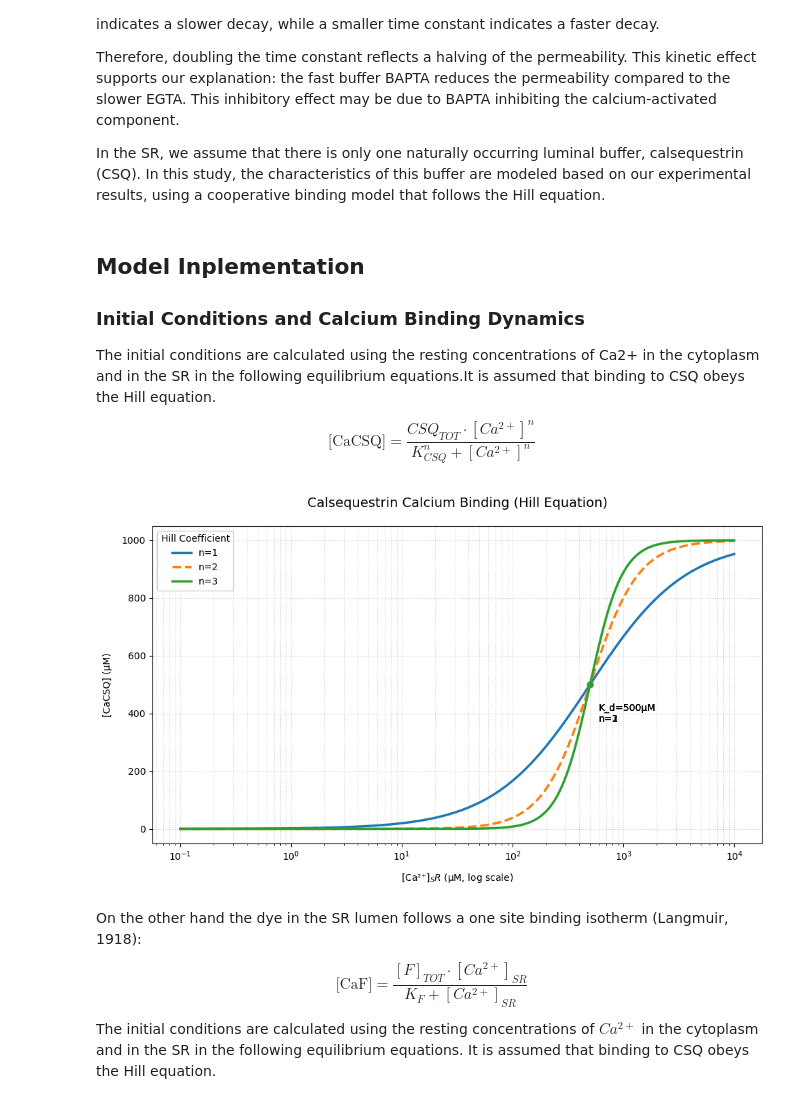
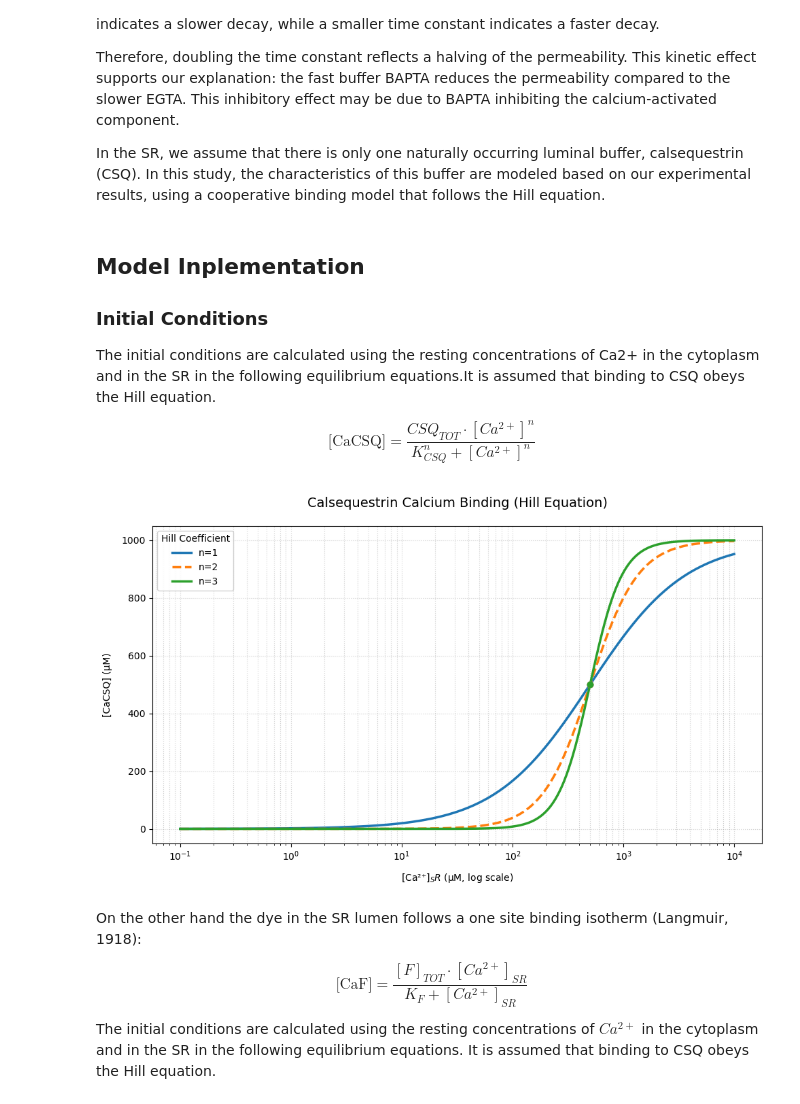
Before and after one commit to Lucas04-nhr/QP, a Jupyter notebook: doc/calcium_oscillation.ipynb, the cells around one changed output. Drawn from its saved outputs; the diff is of its cells as text; code cells hidden in the pictures.

```diff
--- a/doc/calcium_oscillation.ipynb
+++ b/doc/calcium_oscillation.ipynb
@@ -196,7 +206,7 @@ In the SR, we assume that there is only one naturally occurring luminal buffer,
 # %% [markdown]
 ## Model Inplementation
 
-### Initial Conditions and Calcium Binding Dynamics
+### Initial Conditions
 
 The initial conditions are calculated using the resting concentrations of Ca2+ in the cytoplasm and in the SR in the following equilibrium equations.It is assumed that binding to CSQ obeys the Hill equation.
 
@@ -233,37 +243,37 @@ for n in n_values:
 # Plotting
 plt.figure(figsize=(10, 6))
 colors = ['#1f77b4', '#ff7f0e', '#2ca02c']
 
 for i, (label, data) in enumerate(results.items()):
     plt.plot(Ca_SR, data,
              label=label,
              linewidth=2.5,
              color=colors[i],
              linestyle='-' if i!=1 else '--')
 
     # Mark half-saturation point ([CaCSQ]=CSQ_TOT/2)
     half_sat = CSQ_TOT/2
     idx = np.abs(data - half_sat).argmin()
     plt.scatter(Ca_SR[idx], half_sat, color=colors[i], zorder=5)
-    plt.text(Ca_SR[idx]*1.2, half_sat*0.8,
-             f'K_d={K_CSQ}μM\n{label}',
-             ha='left', va='center')
+    # plt.text(Ca_SR[idx]*1.2, half_sat*0.8,
+    #          f'K_d={K_CSQ}μM\n{label}',
+    #          ha='left', va='center')
 
 # Format plot
 plt.xscale('log')
 plt.yscale('linear')
 plt.title('Calsequestrin Calcium Binding (Hill Equation)', pad=20, fontsize=14)
 plt.xlabel('[Ca²⁺]$_SR$ (μM, log scale)', labelpad=10)
 plt.ylabel('[CaCSQ] (μM)', labelpad=10)
 plt.grid(True, which='both', linestyle=':', alpha=0.6)
 plt.legend(title='Hill Coefficient', framealpha=0.9)
 
 
 
 plt.tight_layout()
 plt.show()
 # %% [output]
-[figure, old version]
+[figure, new version]
 # %% [markdown]
 On the other hand the dye in the SR lumen follows a one site binding isotherm (Langmuir, 1918):
 
```
Also changed, not shown: parts of 23 cells of this notebook, 2 other files.
